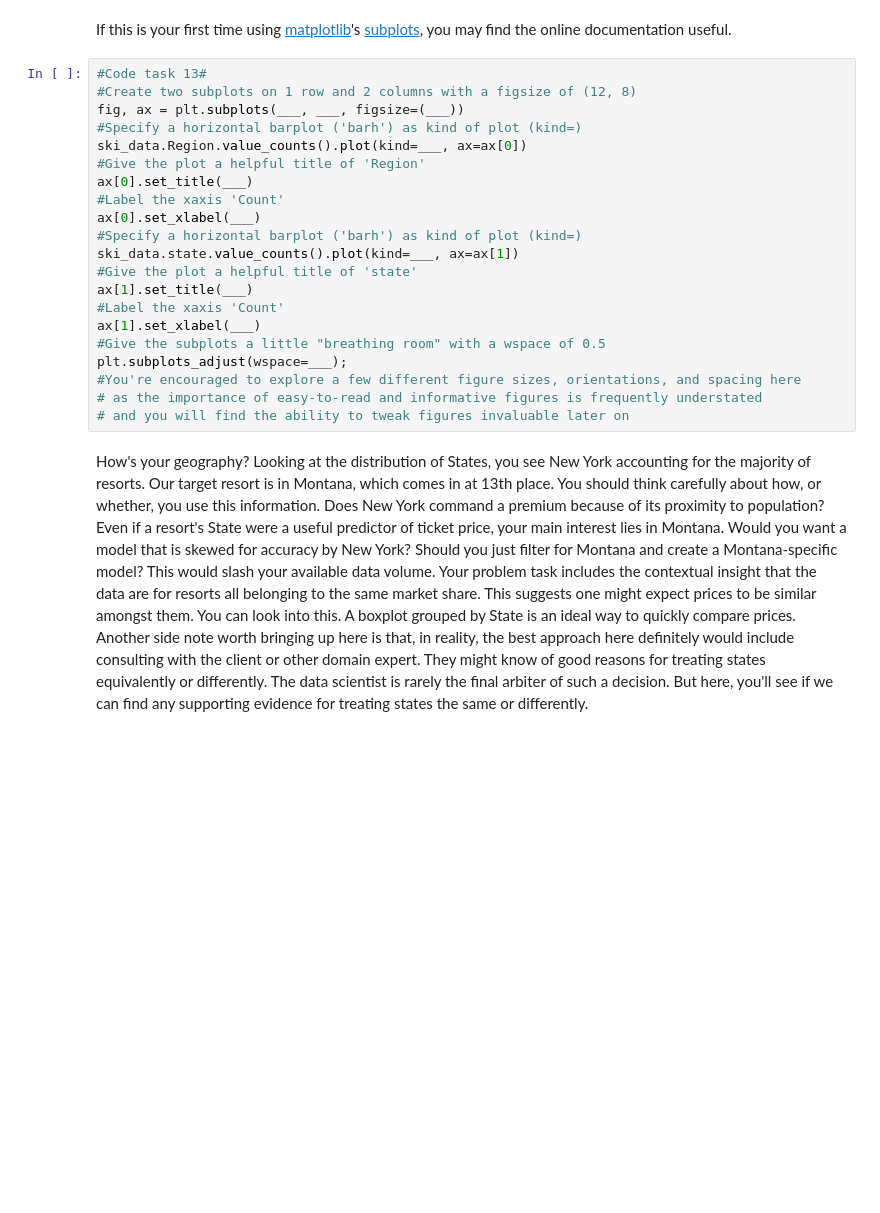
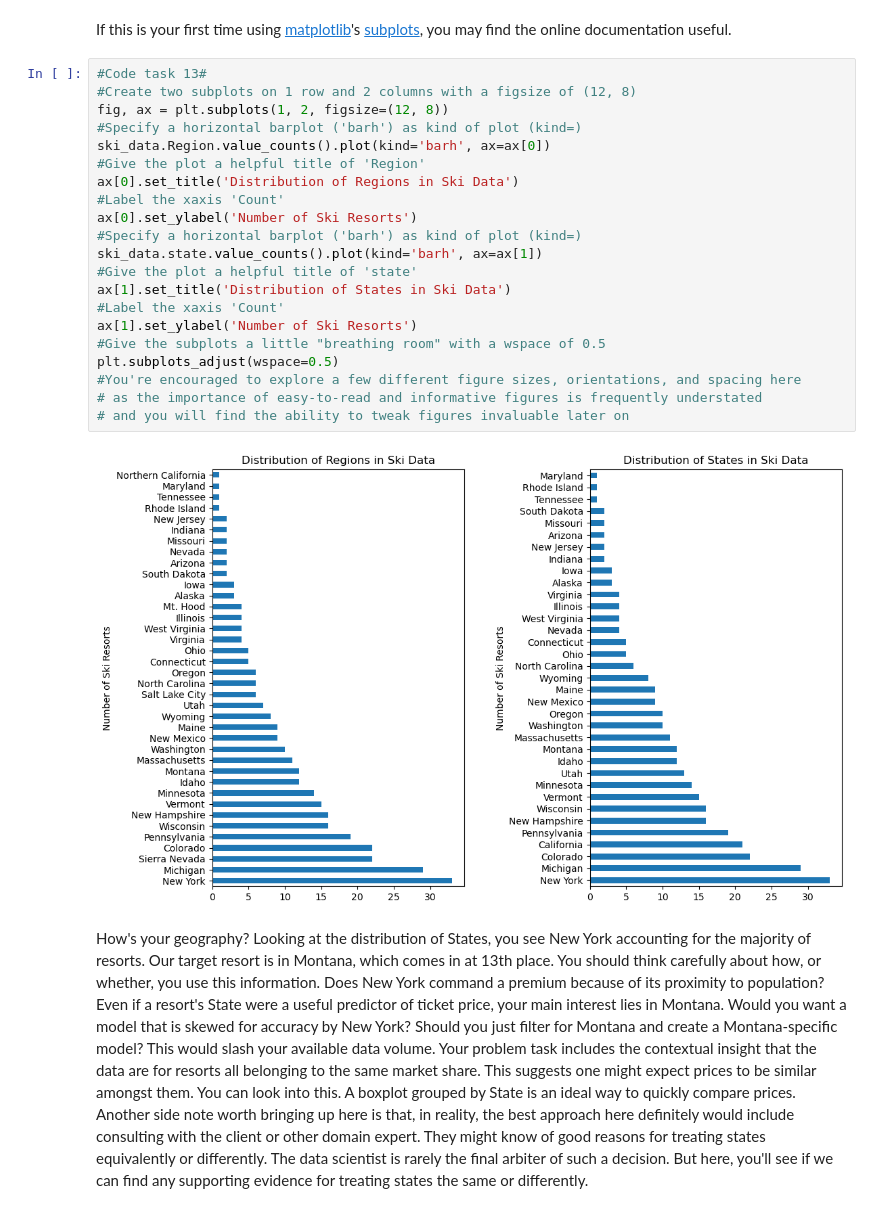
Before and after one commit to chu-88/DataScienceGuidedCapstone, a Jupyter notebook: Notebooks/02_data_wrangling.ipynb, the cells around one changed output. Cells and saved outputs as stored; diff of their text form; blank space fills up the shorter version.

```diff
--- a/Notebooks/02_data_wrangling.ipynb
+++ b/Notebooks/02_data_wrangling.ipynb
@@ -294,24 +312,26 @@ If this is your first time using [matplotlib](https://matplotlib.org/3.2.2/index
 # %%
 #Code task 13#
 #Create two subplots on 1 row and 2 columns with a figsize of (12, 8)
-fig, ax = plt.subplots(___, ___, figsize=(___))
+fig, ax = plt.subplots(1, 2, figsize=(12, 8))
 #Specify a horizontal barplot ('barh') as kind of plot (kind=)
-ski_data.Region.value_counts().plot(kind=___, ax=ax[0])
+ski_data.Region.value_counts().plot(kind='barh', ax=ax[0])
 #Give the plot a helpful title of 'Region'
-ax[0].set_title(___)
+ax[0].set_title('Distribution of Regions in Ski Data')
 #Label the xaxis 'Count'
-ax[0].set_xlabel(___)
+ax[0].set_ylabel('Number of Ski Resorts')
 #Specify a horizontal barplot ('barh') as kind of plot (kind=)
-ski_data.state.value_counts().plot(kind=___, ax=ax[1])
+ski_data.state.value_counts().plot(kind='barh', ax=ax[1])
 #Give the plot a helpful title of 'state'
-ax[1].set_title(___)
+ax[1].set_title('Distribution of States in Ski Data')
 #Label the xaxis 'Count'
-ax[1].set_xlabel(___)
+ax[1].set_ylabel('Number of Ski Resorts')
 #Give the subplots a little "breathing room" with a wspace of 0.5
-plt.subplots_adjust(wspace=___);
+plt.subplots_adjust(wspace=0.5)
 #You're encouraged to explore a few different figure sizes, orientations, and spacing here
 # as the importance of easy-to-read and informative figures is frequently understated
 # and you will find the ability to tweak figures invaluable later on
+# %% [output]
+[figure, added]
 # %% [markdown]
 How's your geography? Looking at the distribution of States, you see New York accounting for the majority of resorts. Our target resort is in Montana, which comes in at 13th place. You should think carefully about how, or whether, you use this information. Does New York command a premium because of its proximity to population? Even if a resort's State were a useful predictor of ticket price, your main interest lies in Montana. Would you want a model that is skewed for accuracy by New York? Should you just filter for Montana and create a Montana-specific model? This would slash your available data volume. Your problem task includes the contextual insight that the data are for resorts all belonging to the same market share. This suggests one might expect prices to be similar amongst them. You can look into this. A boxplot grouped by State is an ideal way to quickly compare prices. Another side note worth bringing up here is that, in reality, the best approach here definitely would include consulting with the client or other domain expert. They might know of good reasons for treating states equivalently or differently. The data scientist is rarely the final arbiter of such a decision. But here, you'll see if we can find any supporting evidence for treating states the same or differently.
 # %% [markdown]
```
Also changed, not shown: parts of 33 cells of this notebook.
